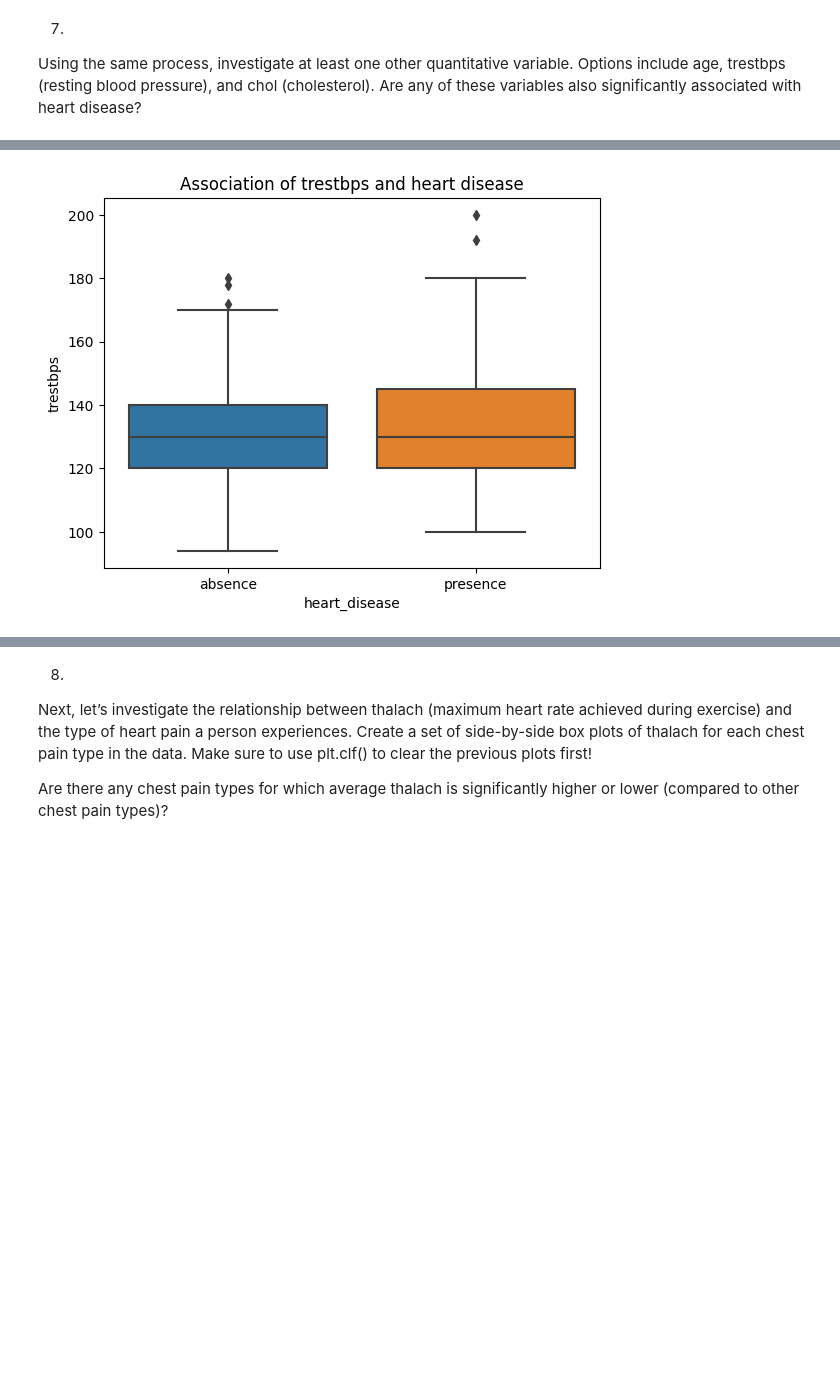
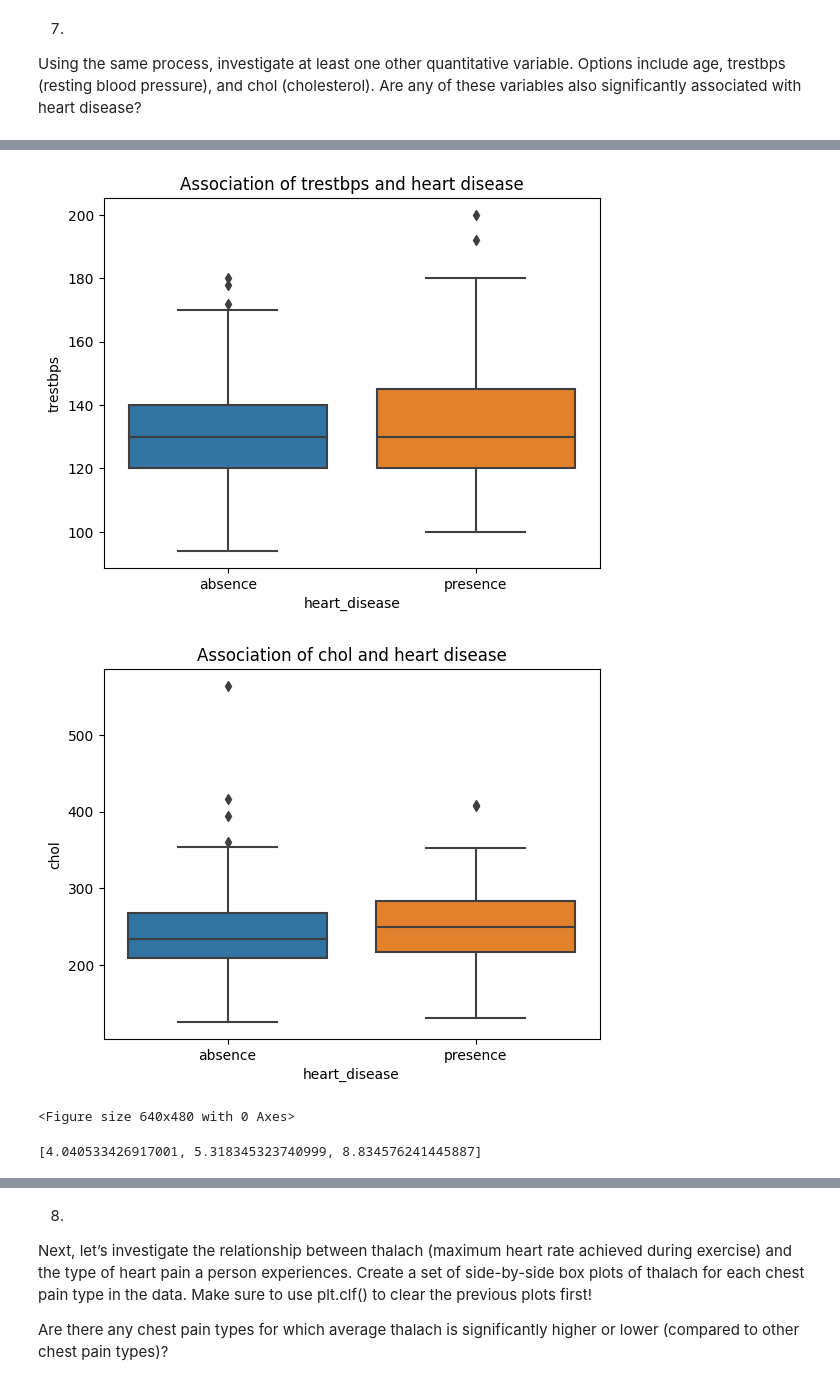
Before and after one commit to LiZoMark841619/Balazs1982, a Jupyter notebook: Jupyter_files/Codecademy_Projects/heart/heart_project.ipynb, the cells around one changed output, grey strips where cells are left out. Drawn from its saved outputs; the diff is of its cells as text; code cells hidden in the pictures; blank space fills up the shorter version.

```diff
--- a/Jupyter_files/Codecademy_Projects/heart/heart_project.ipynb
+++ b/Jupyter_files/Codecademy_Projects/heart/heart_project.ipynb
@@ -108,14 +108,16 @@ Using the same process, investigate at least one other quantitative variable. Op
 # %%
 attributes = ['age', 'trestbps', 'chol']
 # %%
-for attribute in attributes:
-    sns.boxplot(y=attribute, x='heart_disease', data=heart)
-    plt.title(f'Association of {attribute} and heart disease')
+for attr in attributes:
+    sns.boxplot(y=attr, x='heart_disease', data=heart)
+    plt.title(f'Association of {attr} and heart disease')
     plt.show()
     plt.clf()
 # %% [output]
 [figure]
 [figure]
+[figure, added]
+<Figure size 640x480 with 0 Axes>
 # %%
 new_list = [[heart[attr][heart.heart_disease == 'presence'], heart[attr][heart.heart_disease == 'absence']] for attr in attributes]
 # %%
@@ -123,6 +125,8 @@ new_list = [[heart[attr][heart.heart_disease == 'presence'], heart[attr][heart.h
 # %%
 diff_list = [np.mean(list[0])-np.mean(list[1]) for list in new_list]
 diff_list
+# %% [output]
+[4.040533426917001, 5.318345323740999, 8.834576241445887]
 # %%
 mean_diff = {attributes[i] : diff_list[i] for i in range(len(attributes))}
 # %%
```
Also changed, not shown: parts of 3 cells of this notebook.
